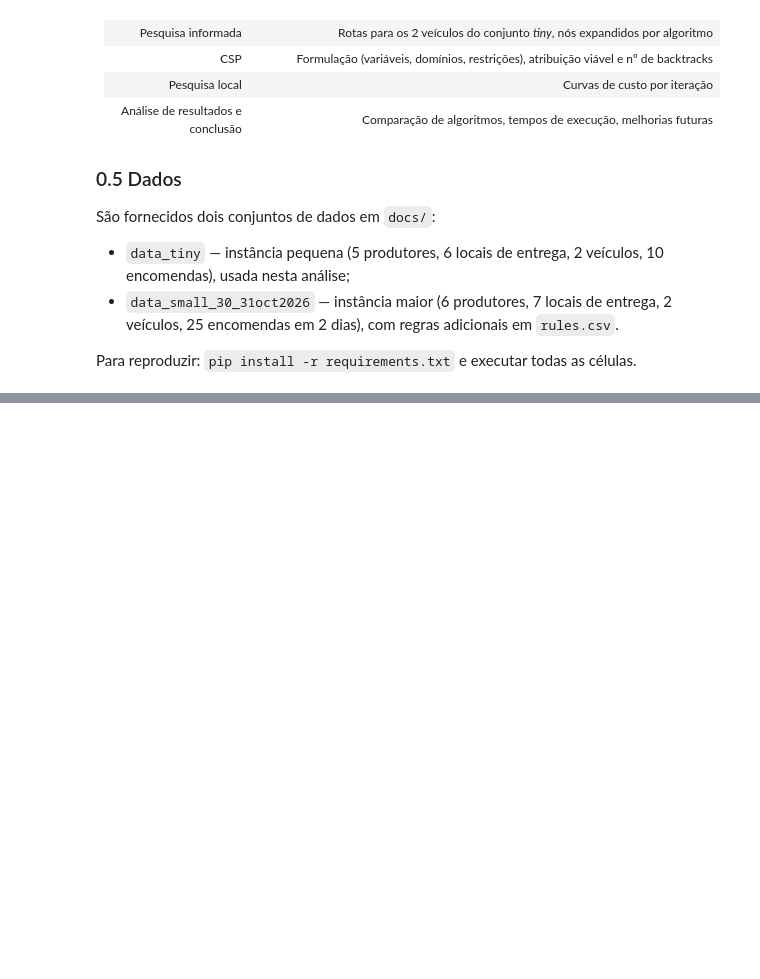
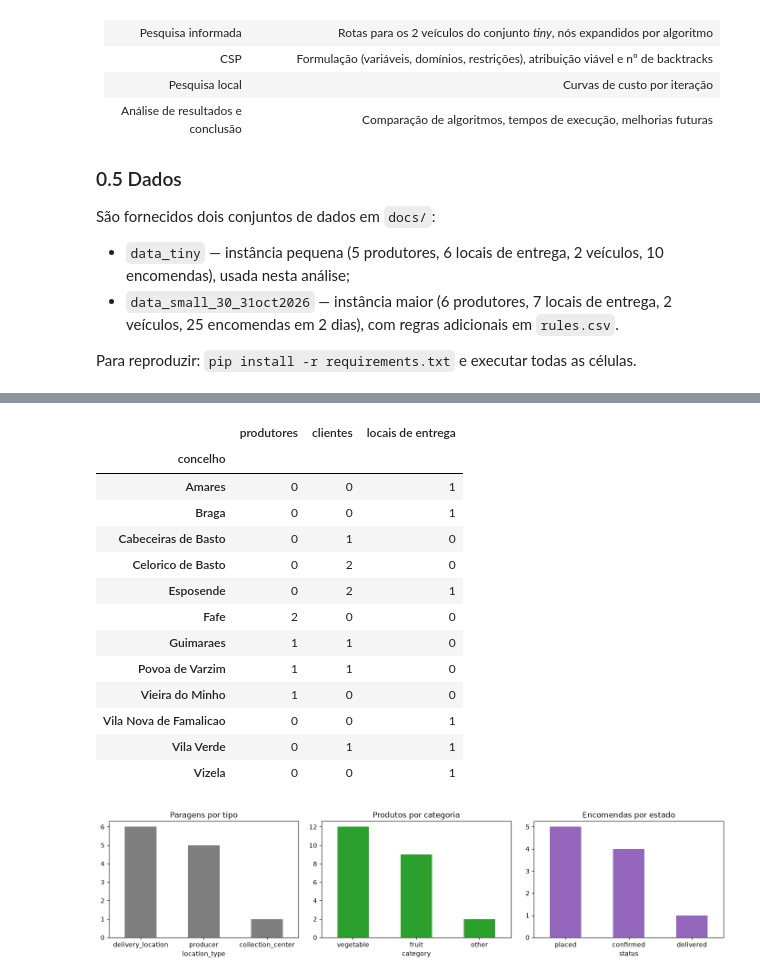
Before and after one commit to FabioFerreira2005/IA26_P01_G02, a Jupyter notebook: 01_eda_tiny.ipynb, the cells around one changed output, grey strips where cells are left out. Cells and saved outputs as stored; diff of their text form; code cells hidden in the pictures; blank space fills up the shorter version.

```diff
--- a/01_eda_tiny.ipynb
+++ b/01_eda_tiny.ipynb
@@ -61,0 +177,32 @@ Para reproduzir: `pip install -r requirements.txt` e executar todas as células.
+# %%
+# concelho de cada produtor, cliente e local de entrega (através de localities)
+mun = localities.set_index("locality_id")["municipality"]
+por_concelho = pd.DataFrame({
+    "produtores":        producers["locality_id"].map(mun).value_counts(),
+    "clientes":          customers["locality_id"].map(mun).value_counts(),
+    "locais de entrega": deliv_locs["locality_id"].map(mun).value_counts(),
+}).fillna(0).astype(int).rename_axis("concelho")
+display(por_concelho)
+
+# gráfico com o resumo das contagens principais
+fig, axs = plt.subplots(1, 3, figsize=(14, 3.5))
+locations["location_type"].value_counts().plot.bar(ax=axs[0], rot=0, color="tab:gray", title="Paragens por tipo")
+products["category"].value_counts().plot.bar(ax=axs[1], rot=0, color="tab:green", title="Produtos por categoria")
+orders["status"].value_counts().plot.bar(ax=axs[2], rot=0, color="tab:purple", title="Encomendas por estado")
+plt.tight_layout(); plt.show()
+# %% [output]
+|  | produtores | clientes | locais de entrega |
+| concelho |  |  |  |
+| Amares | 0 | 0 | 1 |
+| Braga | 0 | 0 | 1 |
+| Cabeceiras de Basto | 0 | 1 | 0 |
+| Celorico de Basto | 0 | 2 | 0 |
+| Esposende | 0 | 2 | 1 |
+| Fafe | 2 | 0 | 0 |
+| Guimaraes | 1 | 1 | 0 |
+| Povoa de Varzim | 1 | 1 | 0 |
+| Vieira do Minho | 1 | 0 | 0 |
+| Vila Nova de Famalicao | 0 | 0 | 1 |
+| Vila Verde | 0 | 1 | 1 |
+| Vizela | 0 | 0 | 1 |
+[figure, added]
```
Also changed, not shown: parts of 28 cells of this notebook, 1 other file.
